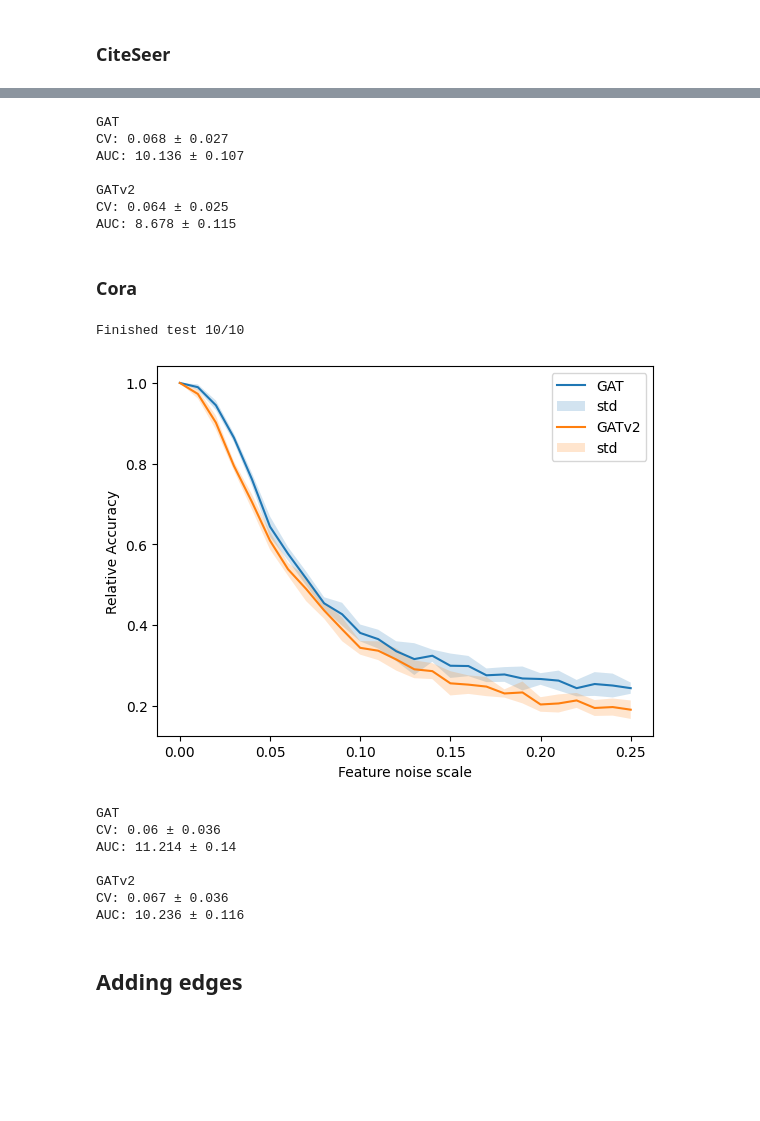
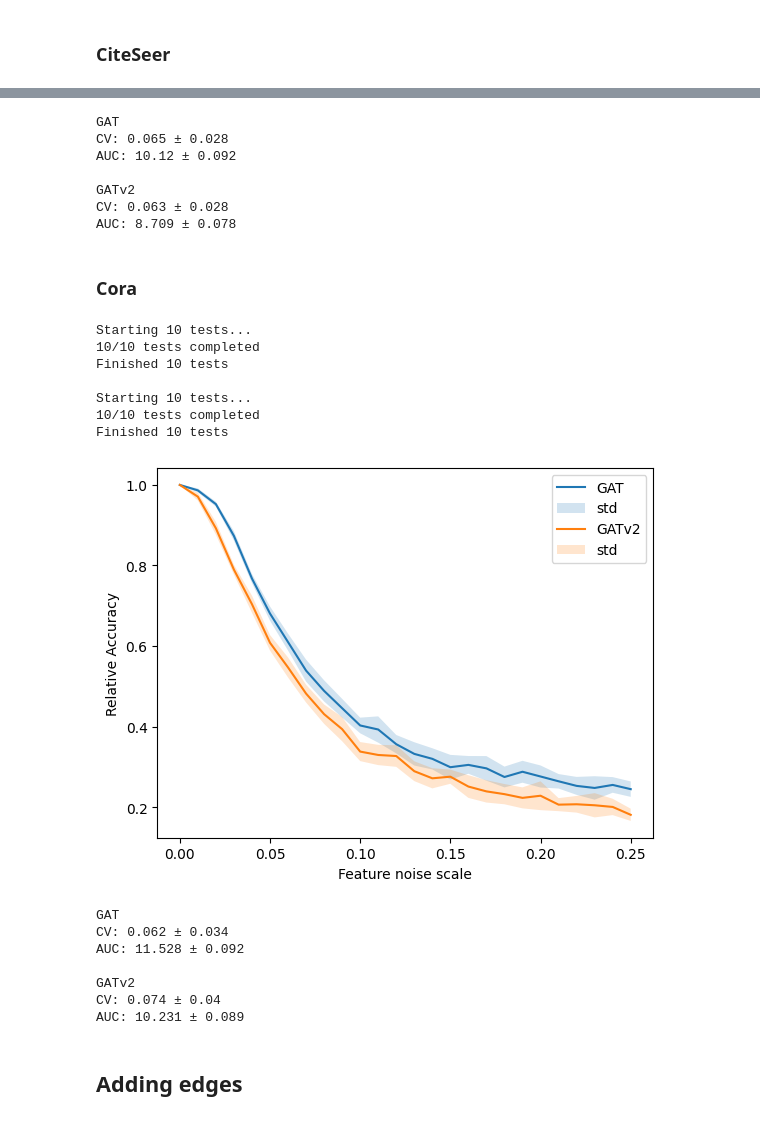
Before and after one commit to KarlRisager/ATDL_A3, a Jupyter notebook: workerNB.ipynb, the cells around one changed output, grey strips where cells are left out. Saved outputs shown, nothing was run; the diff lists cells and outputs as text; code cells hidden in the pictures; blank space fills up the shorter version.

```diff
--- a/workerNB.ipynb
+++ b/workerNB.ipynb
@@ -73,10 +105,8 @@ Is undirected: True
 # %% [markdown]
 # Model initialising
 # %%
-gat, optimizer_gat = initialize_model_from_sweep(path_to_sweep='sweeps\sweep_results_gat_cora.pkl', dataset=dataset_cora, model_type='GAT')
-gatv2, optimizer_gatv2 = initialize_model_from_sweep(path_to_sweep='sweeps\sweep_results_gatv2_cora.pkl', dataset=dataset_cora, model_type='GATv2')
+gat_cora, optimizer_gat_cora = initialize_model_from_sweep(path_to_sweep='sweeps\sweep_results_gat_cora.pkl', dataset=dataset_cora, model_type='GAT')
+gatv2_cora, optimizer_gatv2_cora = initialize_model_from_sweep(path_to_sweep='sweeps\sweep_results_gatv2_cora.pkl', dataset=dataset_cora, model_type='GATv2')
 
 gat_citeseer, optimizer_gat_citeseer = initialize_model_from_sweep(path_to_sweep='sweeps\sweep_results_gat_CiteSeer.pkl', dataset=dataset_citeseer, model_type='GAT')
 gatv2_citeseer, optimizer_gatv2_citeseer = initialize_model_from_sweep(path_to_sweep='sweeps\sweep_results_gatv2_CiteSeer.pkl', dataset=dataset_citeseer, model_type='GATv2')
-
-criterion = torch.nn.CrossEntropyLoss()
@@ -189,42 +241,47 @@ plot_n_tests(test10_citeseer, scale, titels=['GAT', 'GATv2'], ylabel = 'Relative
 # %%
 print('GAT')
-robustness_report(test_gat_citeseer)
+robustness_report(test_noise_gat_citeseer)
 print('\nGATv2')
-robustness_report(test_gatv2_citeseer)
+robustness_report(test_noise_gatv2_citeseer)
 # %% [output]
 GAT
-CV: 0.068 ± 0.027
-AUC: 10.136 ± 0.107
+CV: 0.065 ± 0.028
+AUC: 10.12 ± 0.092
 
 GATv2
-CV: 0.064 ± 0.025
-AUC: 8.678 ± 0.115
+CV: 0.063 ± 0.028
+AUC: 8.709 ± 0.078
 # %% [markdown]
 ### Cora
 # %%
-n = 10
-scale, tests_gat = do_n_tests(test_feature_noise_robustness, gat, data, n=n, global_noise=False)
-scale, tests_gatv2 = do_n_tests(test_feature_noise_robustness, gatv2, data, n=n, global_noise=False)
+scale_noise_cora, test_noise_gat_cora = do_n_tests(test_feature_noise_robustness, gat_cora, data_cora, n=n, global_noise=False)
+_ , test_noise_gatv2_cora = do_n_tests(test_feature_noise_robustness, gatv2_cora, data_cora, n=n, global_noise=False)
 # %% [output]
-Finished test 10/10
+Starting 10 tests...
+10/10 tests completed
+Finished 10 tests
+
+Starting 10 tests...
+10/10 tests completed
+Finished 10 tests
 # %%
-tests10 = np.array([tests_gat,tests_gatv2])
-plot_n_tests(tests10, scale, titels=['GAT', 'GATv2'], ylabel = 'Relative Accuracy', xlabel = 'Feature noise scale')
+test_noise_cora = np.array([test_noise_gat_cora,test_noise_gatv2_cora])
+plot_n_tests(test_noise_cora, scale_noise_cora, titels=['GAT', 'GATv2'], ylabel = 'Relative Accuracy', xlabel = 'Feature noise scale')
 # %% [output]
-[figure, old version]
+[figure, new version]
 # %%
 print('GAT')
-robustness_report(tests_gat)
+robustness_report(test_noise_gat_cora)
 print('\nGATv2')
-robustness_report(tests_gatv2)
+robustness_report(test_noise_gatv2_cora)
 # %% [output]
 GAT
-CV: 0.06 ± 0.036
-AUC: 11.214 ± 0.14
+CV: 0.062 ± 0.034
+AUC: 11.528 ± 0.092
 
 GATv2
-CV: 0.067 ± 0.036
-AUC: 10.236 ± 0.116
+CV: 0.074 ± 0.04
+AUC: 10.231 ± 0.089
 # %% [markdown]
 ## Adding edges
 # %% [markdown]
```
Also changed, not shown: parts of 33 cells of this notebook, 5 other files.
